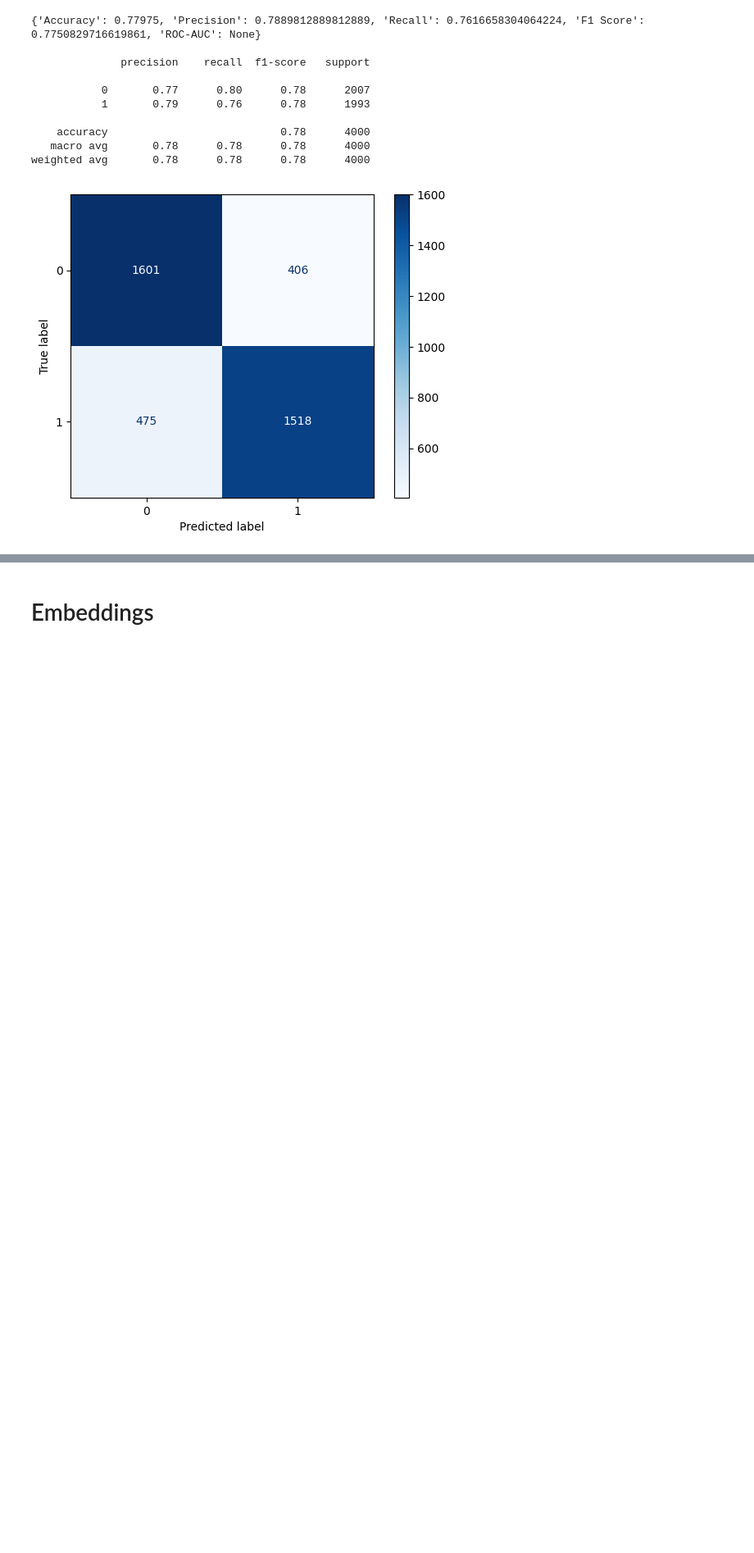
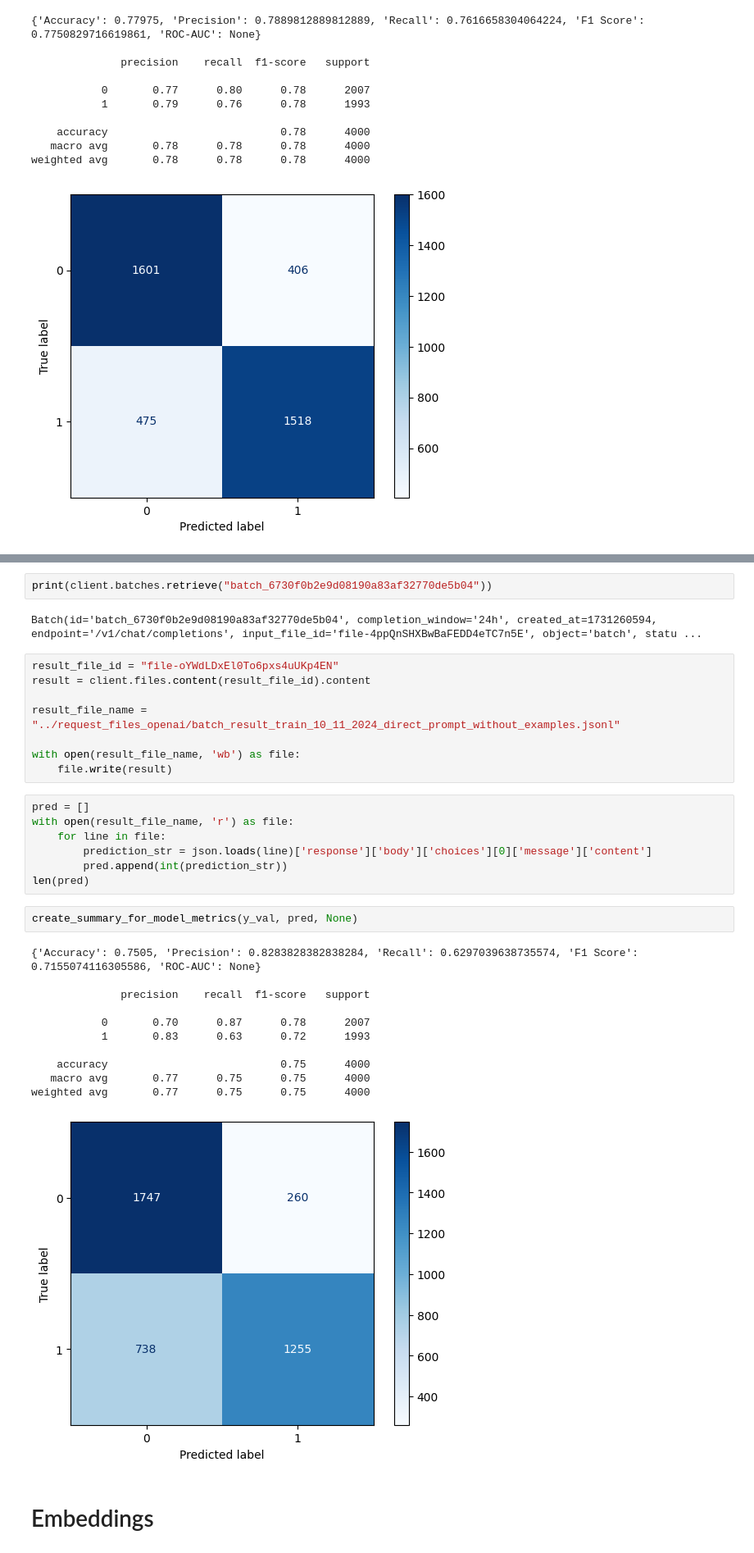
Before and after one commit to matkubita/ClickbaitDetectionThesis, a Jupyter notebook: notebooks/7-LLM-models-ChatGPT.ipynb, the cells around one changed output, grey strips where cells are left out. Shown at 82% size. Saved outputs shown, nothing was run; the diff lists cells and outputs as text; blank space fills up the shorter version.

```diff
--- a/notebooks/7-LLM-models-ChatGPT.ipynb
+++ b/notebooks/7-LLM-models-ChatGPT.ipynb
@@ -214,3 +293,36 @@ weighted avg       0.78      0.78      0.78      4000
+# %%
+print(client.batches.retrieve("batch_6730f0b2e9d08190a83af32770de5b04"))
+# %% [output]
+Batch(id='batch_6730f0b2e9d08190a83af32770de5b04', completion_window='24h', created_at=1731260594, endpoint='/v1/chat/completions', input_file_id='file-4ppQnSHXBwBaFEDD4eTC7n5E', object='batch', statu ...
+# %%
+result_file_id = "file-oYWdLDxEl0To6pxs4uUKp4EN"
+result = client.files.content(result_file_id).content
+
+result_file_name = "../request_files_openai/batch_result_train_10_11_2024_direct_prompt_without_examples.jsonl"
+
+with open(result_file_name, 'wb') as file:
+    file.write(result)
+# %%
+pred = []
+with open(result_file_name, 'r') as file:
+    for line in file:
+        prediction_str = json.loads(line)['response']['body']['choices'][0]['message']['content']
+        pred.append(int(prediction_str))
+len(pred)
+# %%
+create_summary_for_model_metrics(y_val, pred, None)
+# %% [output]
+{'Accuracy': 0.7505, 'Precision': 0.8283828382838284, 'Recall': 0.6297039638735574, 'F1 Score': 0.7155074116305586, 'ROC-AUC': None}
+
+              precision    recall  f1-score   support
+
+           0       0.70      0.87      0.78      2007
+           1       0.83      0.63      0.72      1993
+
+    accuracy                           0.75      4000
+   macro avg       0.77      0.75      0.75      4000
+weighted avg       0.77      0.75      0.75      4000
+[figure, added]
 # %% [markdown]
 # Embeddings
 # %%
```
Also changed, not shown: parts of 36 cells of this notebook.
